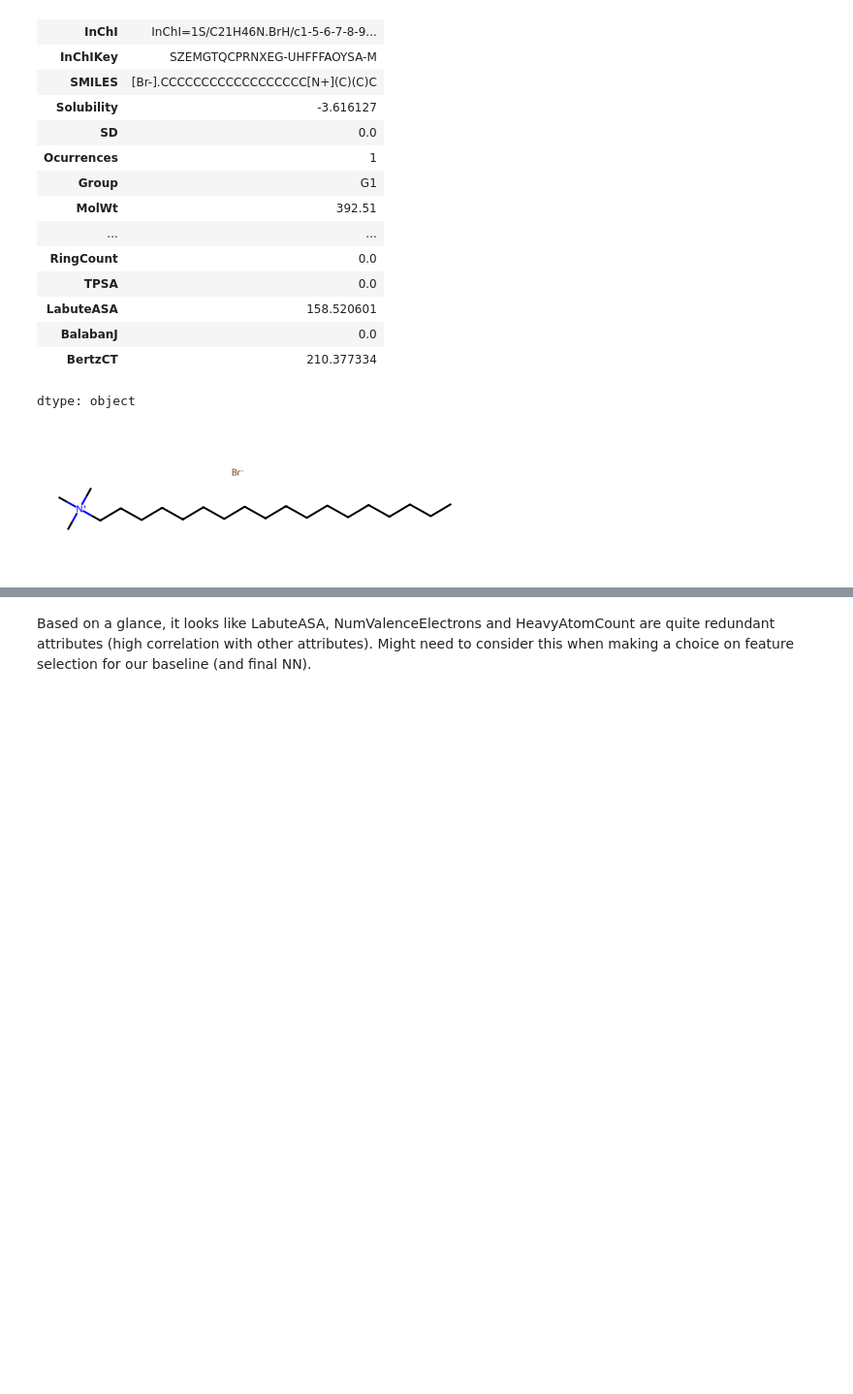
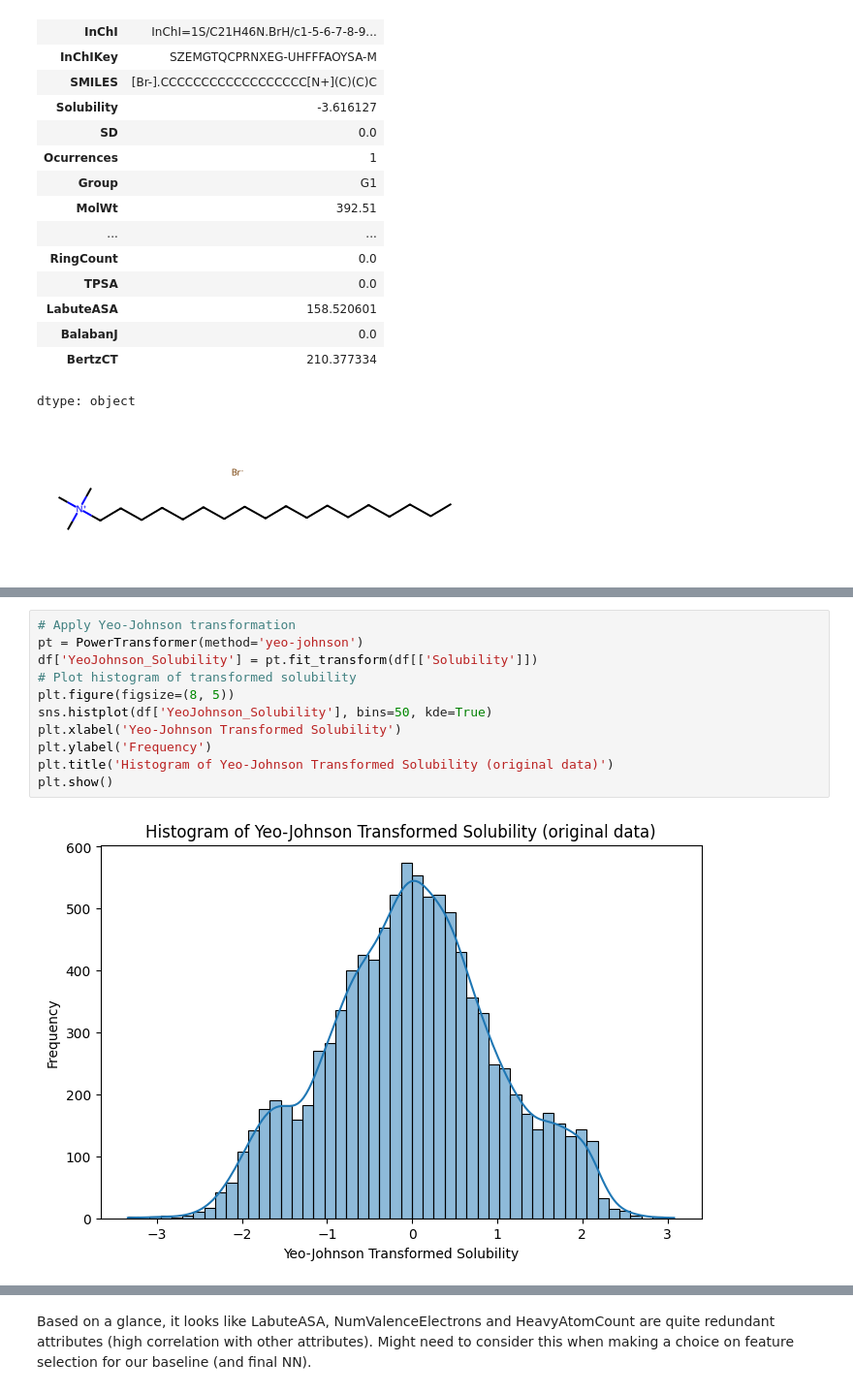
Before and after one commit to RaiyannJ/BioSolveAI, a Jupyter notebook: EDA.ipynb, the cells around one changed output, grey strips where cells are left out. Shown at 97% size. Cells and saved outputs as stored; diff of their text form; blank space fills up the shorter version.

```diff
--- a/EDA.ipynb
+++ b/EDA.ipynb
@@ -165,3 +196,16 @@ Clearly, there are some key outliers in the data when it comes to MolLogP (the v
+# %%
+# Apply Yeo-Johnson transformation
+pt = PowerTransformer(method='yeo-johnson')
+df['YeoJohnson_Solubility'] = pt.fit_transform(df[['Solubility']])
+# Plot histogram of transformed solubility
+plt.figure(figsize=(8, 5))
+sns.histplot(df['YeoJohnson_Solubility'], bins=50, kde=True)
+plt.xlabel('Yeo-Johnson Transformed Solubility')
+plt.ylabel('Frequency')
+plt.title('Histogram of Yeo-Johnson Transformed Solubility (original data)')
+plt.show()
+# %% [output]
+[figure, added]
 # %%
 # Correlation heat map to identify redundant columns
 df_numeric = df.select_dtypes(include=['number'])
```
Also changed, not shown: parts of 8 cells of this notebook.
